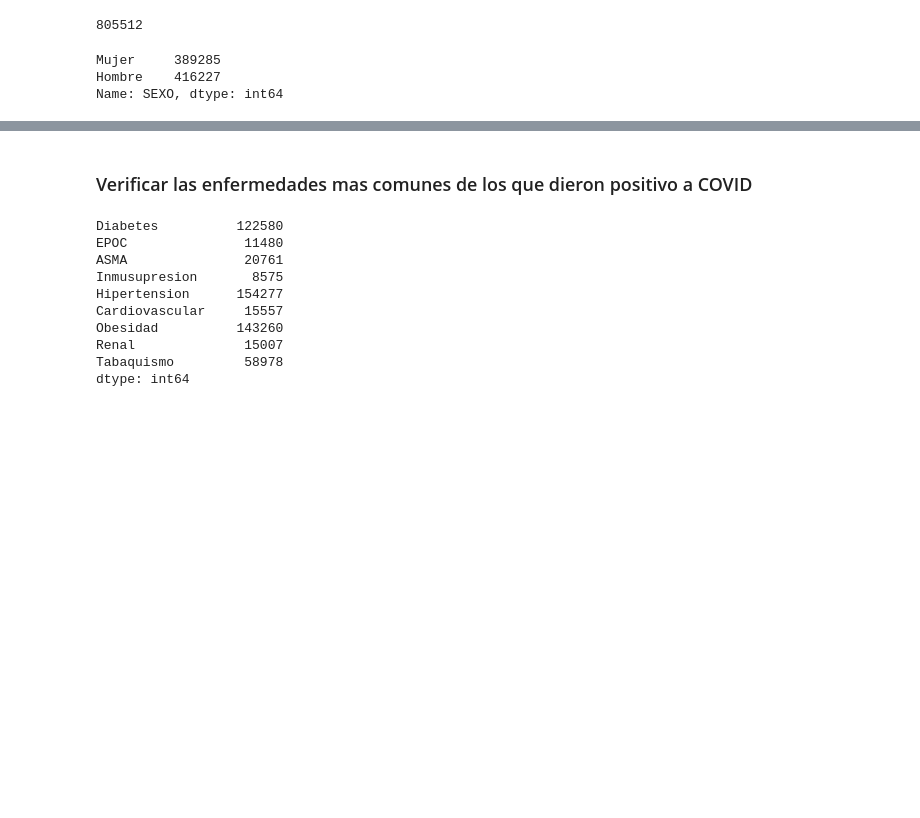
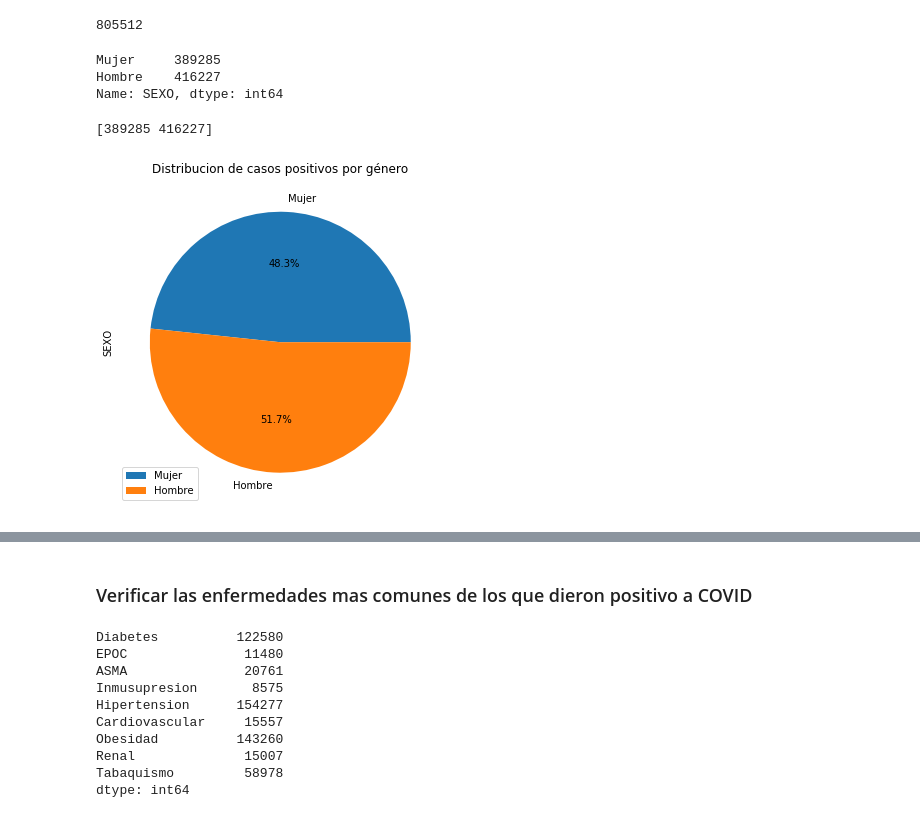
Before and after one commit to JoseGabriel-ITD/Analisis, a Jupyter notebook: covid19_1.ipynb, the cells around one changed output, grey strips where cells are left out. Cells and saved outputs as stored; diff of their text form; code cells hidden in the pictures; blank space fills up the shorter version.

```diff
--- a/covid19_1.ipynb
+++ b/covid19_1.ipynb
@@ -167,4 +174,14 @@ positivos
 Mujer     389285
 Hombre    416227
 Name: SEXO, dtype: int64
+# %%
+positivos.plot(kind='pie',figsize=(10,6), autopct='%1.1f%%')
+plt.title('Distribucion de casos positivos por género')
+lab = positivos.values
+print(lab)
+plt.legend(labels=positivos.index,loc='lower left')
+plt.show()
+# %% [output]
+[389285 416227]
+[figure, added]
 # %%
```
Also changed, not shown: parts of 5 cells of this notebook.
